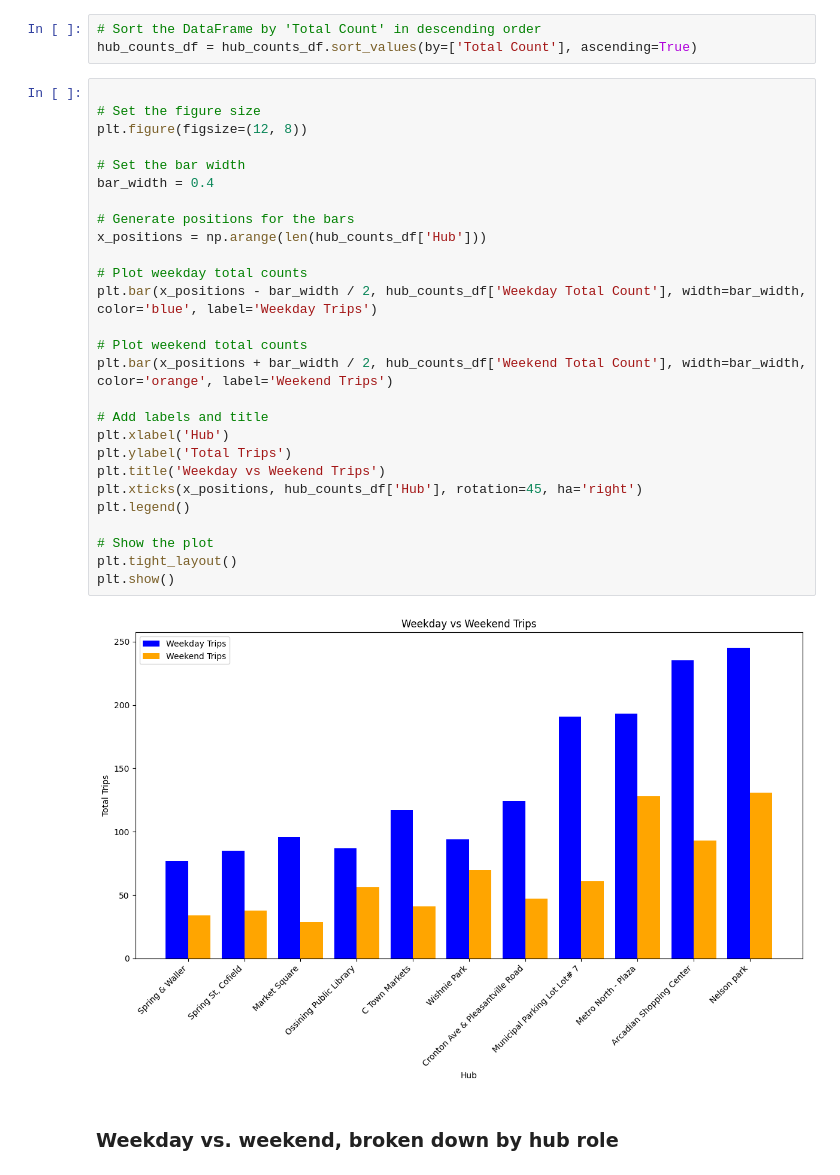
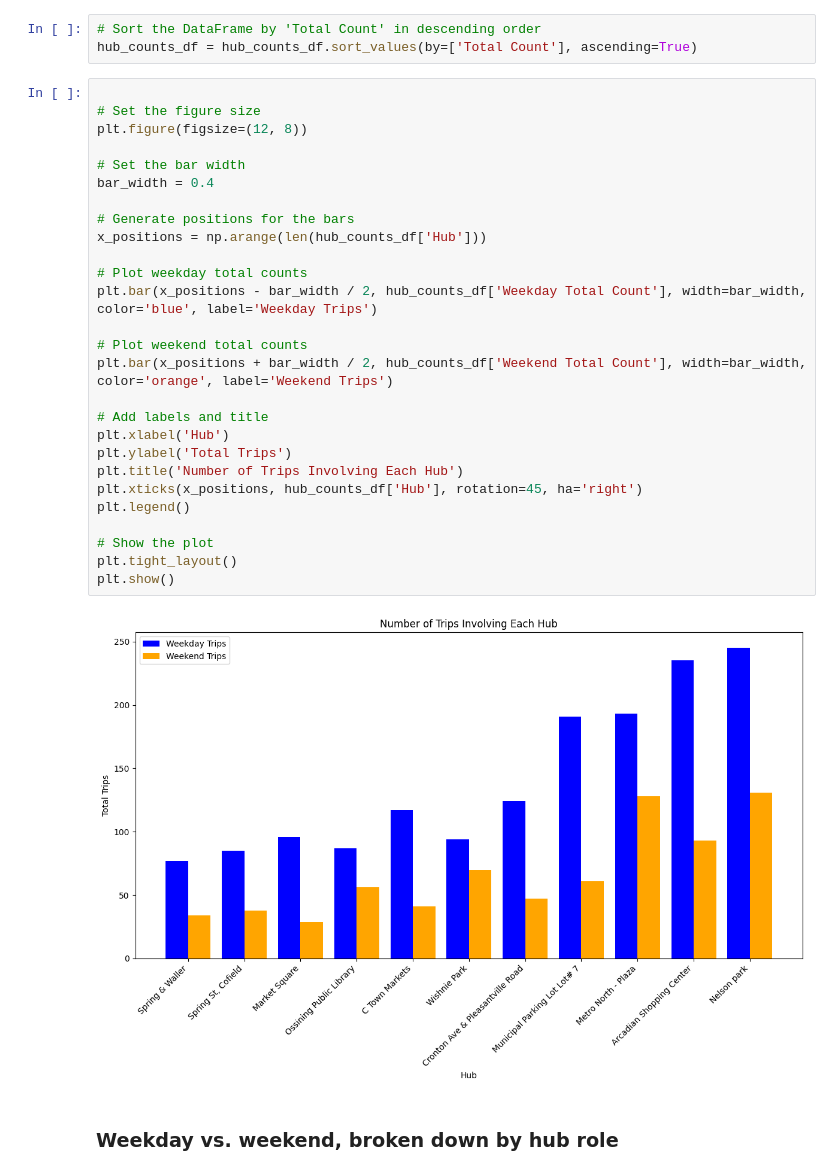
Before and after one commit to croton-on-hudson/project-mover, a Jupyter notebook: 5.weekday-analysis.ipynb, the cells around one changed output. Drawn from its saved outputs; the diff is of its cells as text.

```diff
--- a/5.weekday-analysis.ipynb
+++ b/5.weekday-analysis.ipynb
@@ -393,32 +393,32 @@ hub_counts_df = hub_counts_df.sort_values(by=['Total Count'], ascending=True)
 # %%
 
 # Set the figure size
 plt.figure(figsize=(12, 8))
 
 # Set the bar width
 bar_width = 0.4
 
 # Generate positions for the bars
 x_positions = np.arange(len(hub_counts_df['Hub']))
 
 # Plot weekday total counts
 plt.bar(x_positions - bar_width / 2, hub_counts_df['Weekday Total Count'], width=bar_width, color='blue', label='Weekday Trips')
 
 # Plot weekend total counts
 plt.bar(x_positions + bar_width / 2, hub_counts_df['Weekend Total Count'], width=bar_width, color='orange', label='Weekend Trips')
 
 # Add labels and title
 plt.xlabel('Hub')
 plt.ylabel('Total Trips')
-plt.title('Weekday vs Weekend Trips')
+plt.title('Number of Trips Involving Each Hub')
 plt.xticks(x_positions, hub_counts_df['Hub'], rotation=45, ha='right')
 plt.legend()
 
 # Show the plot
 plt.tight_layout()
 plt.show()
 # %% [output]
-[figure, old version]
+[figure, new version]
 # %% [markdown]
 ### Weekday vs. weekend, broken down by hub role
 # %%
```
Also changed, not shown: parts of 11 cells of this notebook.
